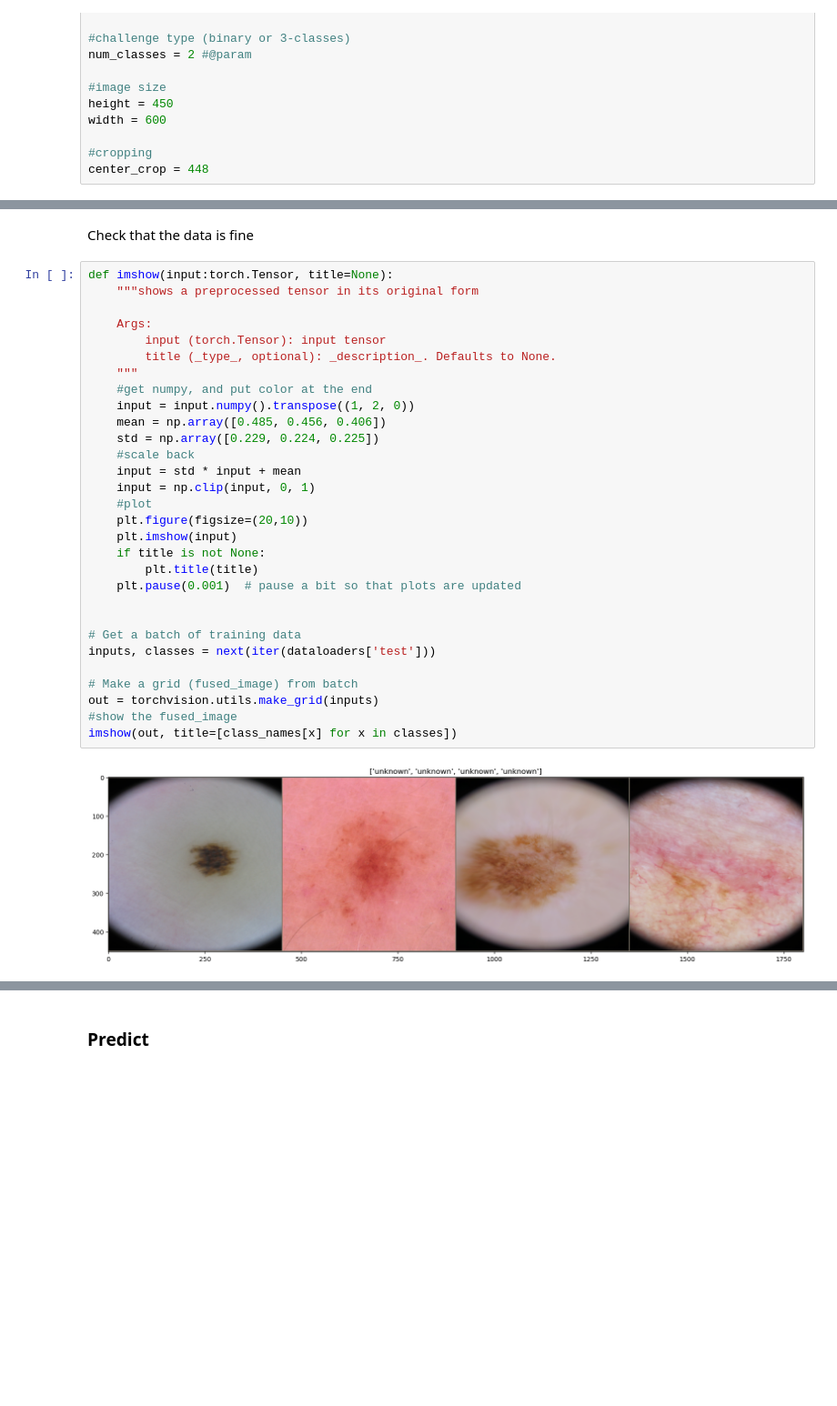
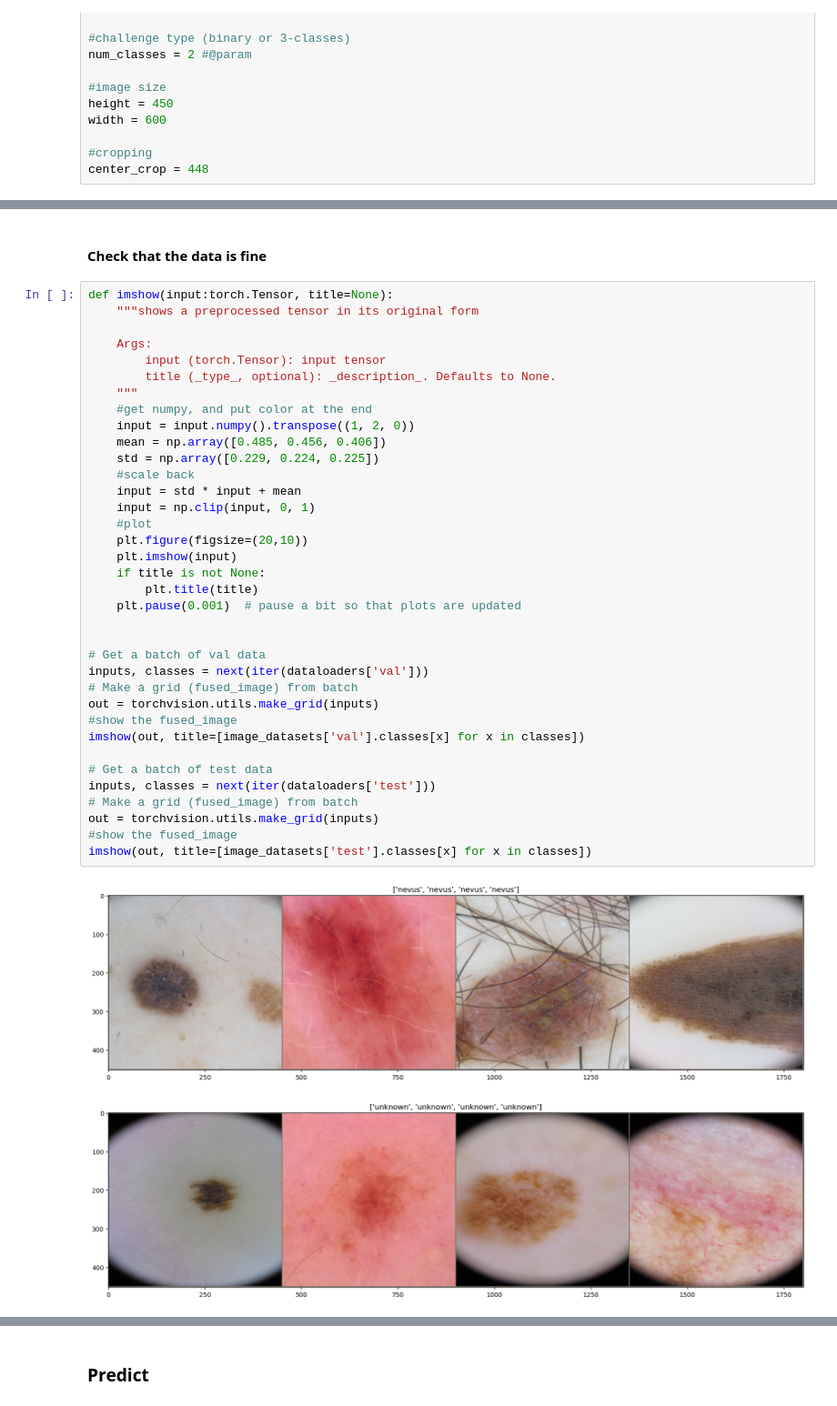
Before and after one commit to Likalto4/skin_lesion_classification, a Jupyter notebook: Deep_Learning/notebooks/check_results.ipynb, the cells around one changed output, grey strips where cells are left out. Shown at 91% size. Drawn from its saved outputs; the diff is of its cells as text; blank space fills up the shorter version.

```diff
--- a/Deep_Learning/notebooks/check_results.ipynb
+++ b/Deep_Learning/notebooks/check_results.ipynb
@@ -156,37 +195,44 @@ for key in dataset_sizes.keys():
 Number of val images: 3796
 Number of test images: 6340
 # %% [markdown]
-Check that the data is fine
+#### Check that the data is fine
 # %%
 def imshow(input:torch.Tensor, title=None):
     """shows a preprocessed tensor in its original form
 
     Args:
         input (torch.Tensor): input tensor
         title (_type_, optional): _description_. Defaults to None.
     """
     #get numpy, and put color at the end
     input = input.numpy().transpose((1, 2, 0))
     mean = np.array([0.485, 0.456, 0.406])
     std = np.array([0.229, 0.224, 0.225])
     #scale back
     input = std * input + mean
     input = np.clip(input, 0, 1)
     #plot
     plt.figure(figsize=(20,10))
     plt.imshow(input)
     if title is not None:
         plt.title(title)
     plt.pause(0.001)  # pause a bit so that plots are updated
 
 
-# Get a batch of training data
-inputs, classes = next(iter(dataloaders['test']))
-
+# Get a batch of val data
+inputs, classes = next(iter(dataloaders['val']))
 # Make a grid (fused_image) from batch
 out = torchvision.utils.make_grid(inputs)
 #show the fused_image
-imshow(out, title=[class_names[x] for x in classes])
+imshow(out, title=[image_datasets['val'].classes[x] for x in classes])
+
+# Get a batch of test data
+inputs, classes = next(iter(dataloaders['test']))
+# Make a grid (fused_image) from batch
+out = torchvision.utils.make_grid(inputs)
+#show the fused_image
+imshow(out, title=[image_datasets['test'].classes[x] for x in classes])
 # %% [output]
-[figure, old version]
+[figure, new version]
+[figure, added]
 # %% [markdown]
```
Also changed, not shown: parts of 13 cells of this notebook.
